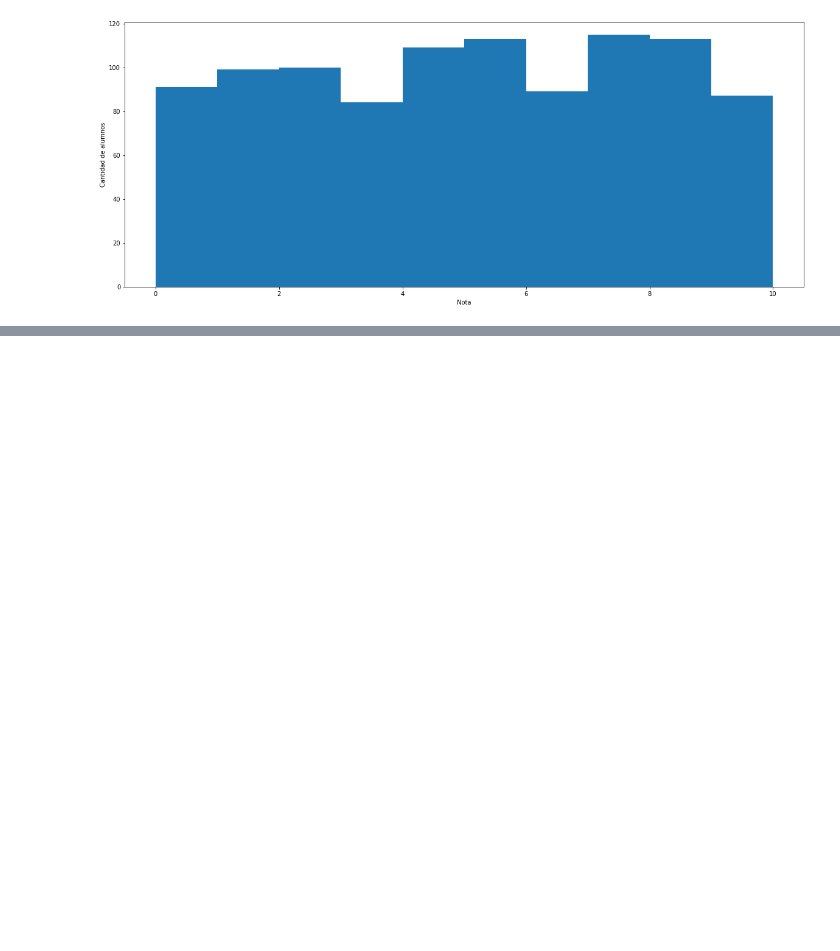
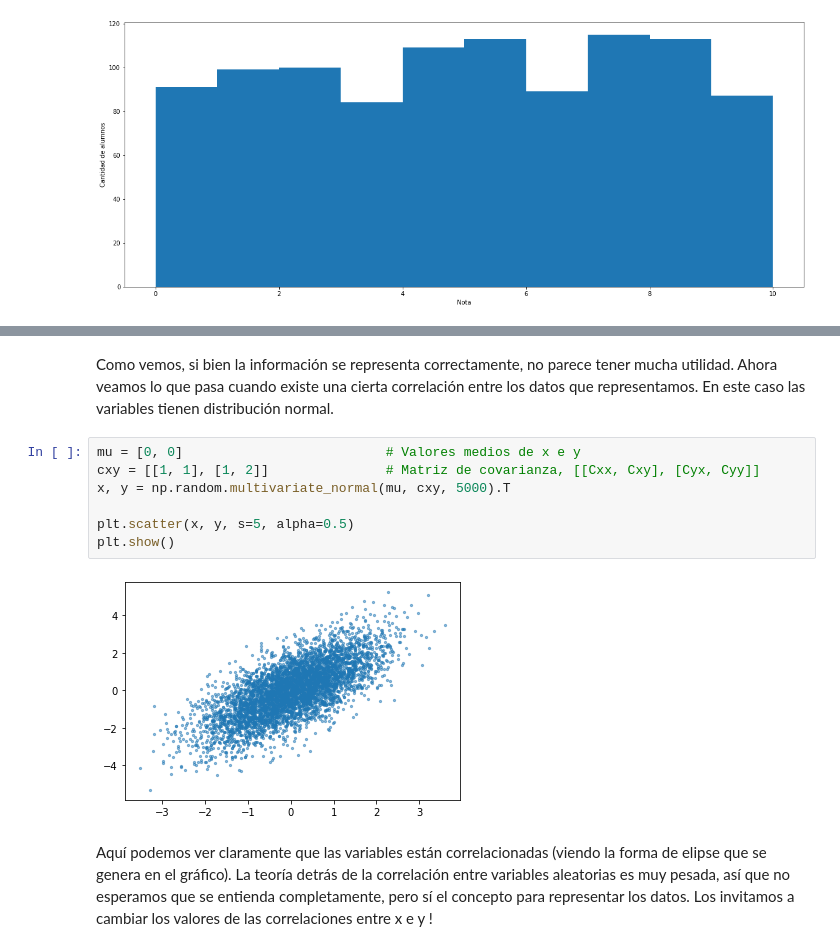
Before and after one commit to femaffi13/Python, a Jupyter notebook: ITBA/5- Matplotlib.ipynb, the cells around one changed output, grey strips where cells are left out. Saved outputs shown, nothing was run; the diff lists cells and outputs as text; blank space fills up the shorter version.

```diff
--- a/ITBA/5- Matplotlib.ipynb
+++ b/ITBA/5- Matplotlib.ipynb
@@ -514,0 +532,13 @@ plt.show()
+# %% [markdown]
+Como vemos, si bien la información se representa correctamente, no parece tener mucha utilidad. Ahora veamos lo que pasa cuando existe una cierta correlación entre los datos que representamos. En este caso las variables tienen distribución normal.
+# %%
+mu = [0, 0]                          # Valores medios de x e y
+cxy = [[1, 1], [1, 2]]               # Matriz de covarianza, [[Cxx, Cxy], [Cyx, Cyy]]
+x, y = np.random.multivariate_normal(mu, cxy, 5000).T
+
+plt.scatter(x, y, s=5, alpha=0.5)
+plt.show()
+# %% [output]
+[figure, added]
+# %% [markdown]
+Aquí podemos ver claramente que las variables están correlacionadas (viendo la forma de elipse que se genera en el gráfico). La teoría detrás de la correlación entre variables aleatorias es muy pesada, así que no esperamos que se entienda completamente, pero sí el concepto para representar los datos. Los invitamos a cambiar los valores de las correlaciones entre  x  e  y !
```
Also changed, not shown: parts of 3 cells of this notebook.
